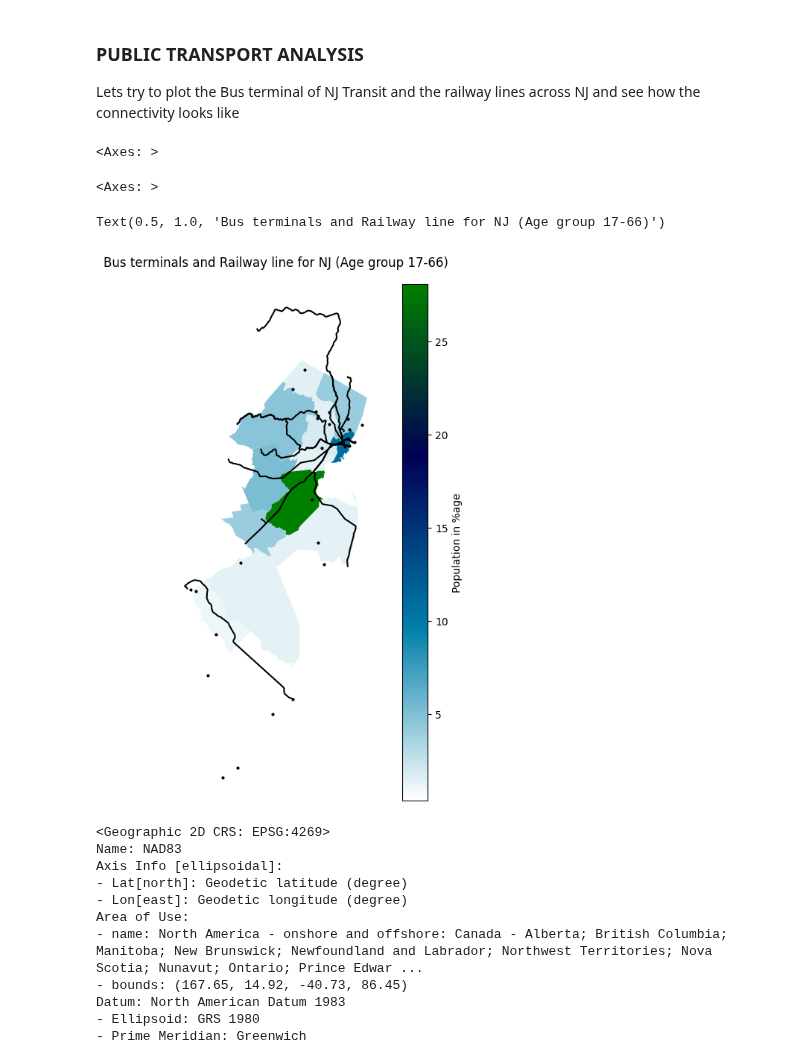
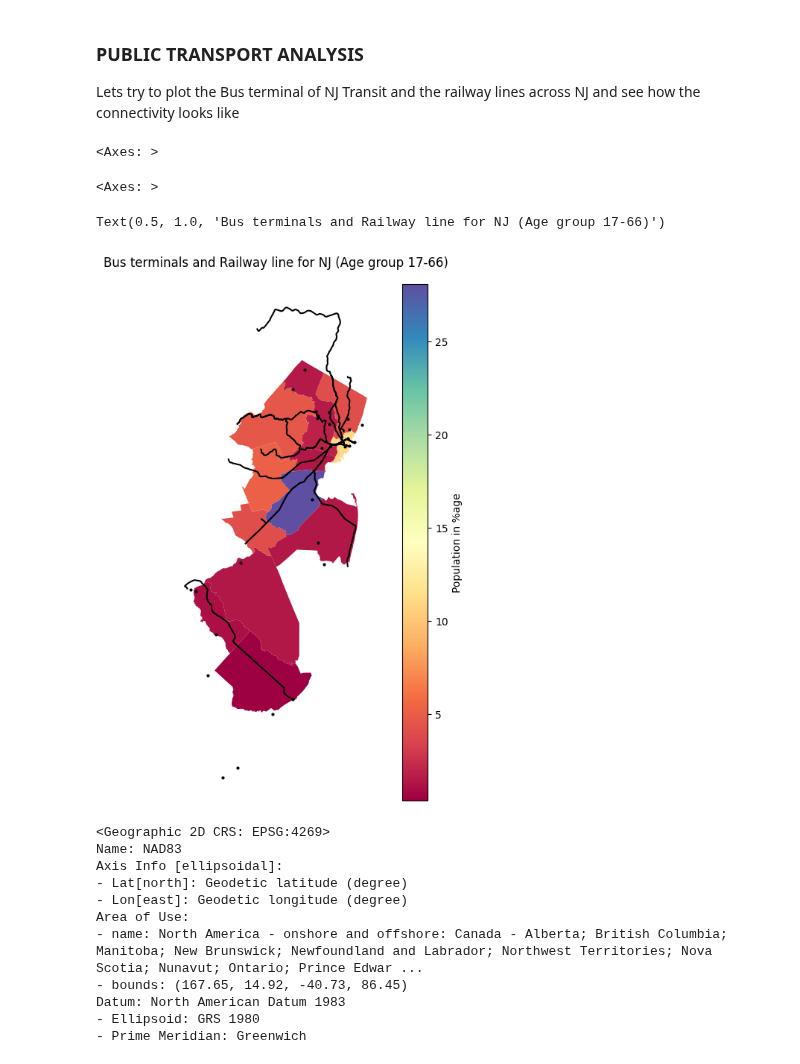
Before and after one commit to NihilKottal001/GIS, a Jupyter notebook: PS2.ipynb, the cells around one changed output. Cells and saved outputs as stored; diff of their text form; code cells hidden in the pictures.

```diff
--- a/PS2.ipynb
+++ b/PS2.ipynb
@@ -387,16 +387,16 @@ Rail_lines=gpd.read_file('NJTRANSIT_RAIL_LINES.shp')
 # %%
 #Plotting both the Bus terminal and Rail line over the base layer of Indian population for the age group 17 - 65 map
 
-base = indian.plot(column = 'percentage_adult',cmap = 'ocean_r', legend = True,figsize =(9,9),legend_kwds={"label": "Population in %age"}  )
+base = indian.plot(column = 'percentage_adult',cmap = 'Spectral', legend = True,figsize =(9,9),legend_kwds={"label": "Population in %age"}  )
 Bus_terminal.plot(ax = base, color = 'black', markersize = 4,figsize =(10,10) )
 Rail_lines.plot(ax = base, color = 'black', markersize = 4,figsize =(10,10) )
 base.set_title(f'Bus terminals and Railway line for NJ (Age group 17-66)')
 base.set_axis_off()
 # %% [output]
 <Axes: >
 <Axes: >
 Text(0.5, 1.0, 'Bus terminals and Railway line for NJ (Age group 17-66)')
-[figure, old version]
+[figure, new version]
 # %%
 ### Downloading the NJ map shapefile with townships
 
```
Also changed, not shown: parts of 2 cells of this notebook.
